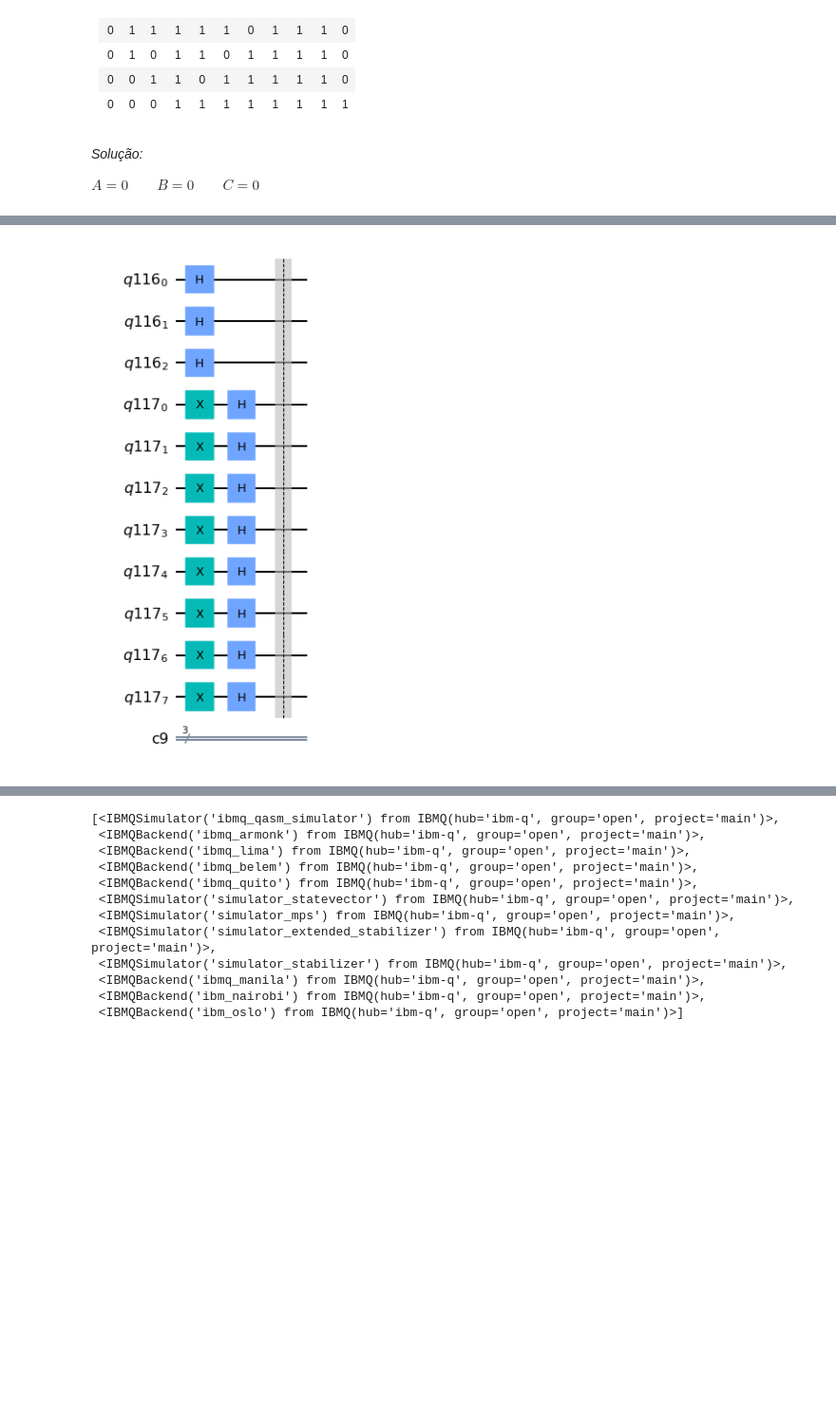
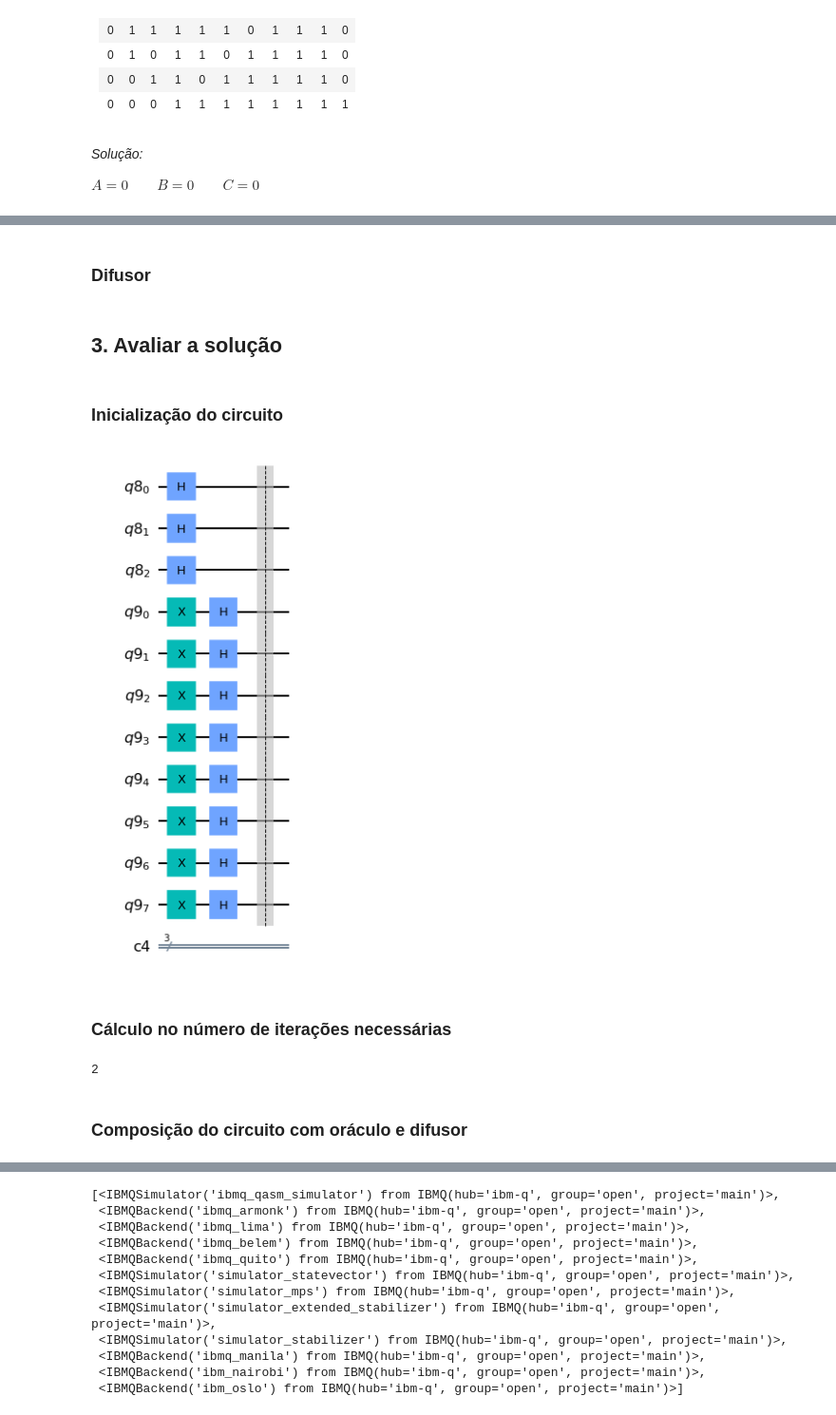
Before and after one commit to zoisper/IC-Projeto, a Jupyter notebook: Projeto.ipynb, the cells around one changed output, grey strips where cells are left out. Shown: that part at 95% size. Drawn from its saved outputs; the diff is of its cells as text; code cells hidden in the pictures; blank space fills up the shorter version.

```diff
--- a/Projeto.ipynb
+++ b/Projeto.ipynb
@@ -133,6 +123,8 @@ def oracle(qr, ancilla):
 
     qc.barrier()
     return qc
+# %% [markdown]
+### Difusor
 # %%
 def diffusion_operator(qr, ancilla):
 
@@ -155,11 +147,25 @@ def diffusion_operator(qr, ancilla):
     qc.barrier()
 
     return qc
+# %% [markdown]
+## 3. Avaliar a solução
+# %% [markdown]
+### Inicialização do circuito
 # %%
-n = 3
-a = 8
-qc, qr, ancilla, cr = init(n,a)
+n_qubits = 3
+n_ancillas = 8
+qc, qr, ancilla, cr = init(n_qubits, n_ancillas)
 qc.draw("mpl")
 # %% [output]
-[figure, old version]
+[figure, new version]
+# %% [markdown]
+### Cálculo no número de iterações necessárias
+# %%
+elements = 2**n_qubits
+iterations= int(np.floor(np.pi/4 * np.sqrt(elements)))
+iterations
+# %% [output]
+2
+# %% [markdown]
+### Composição do circuito com oráculo e difusor
 # %%
```
Also changed, not shown: parts of 27 cells of this notebook.
